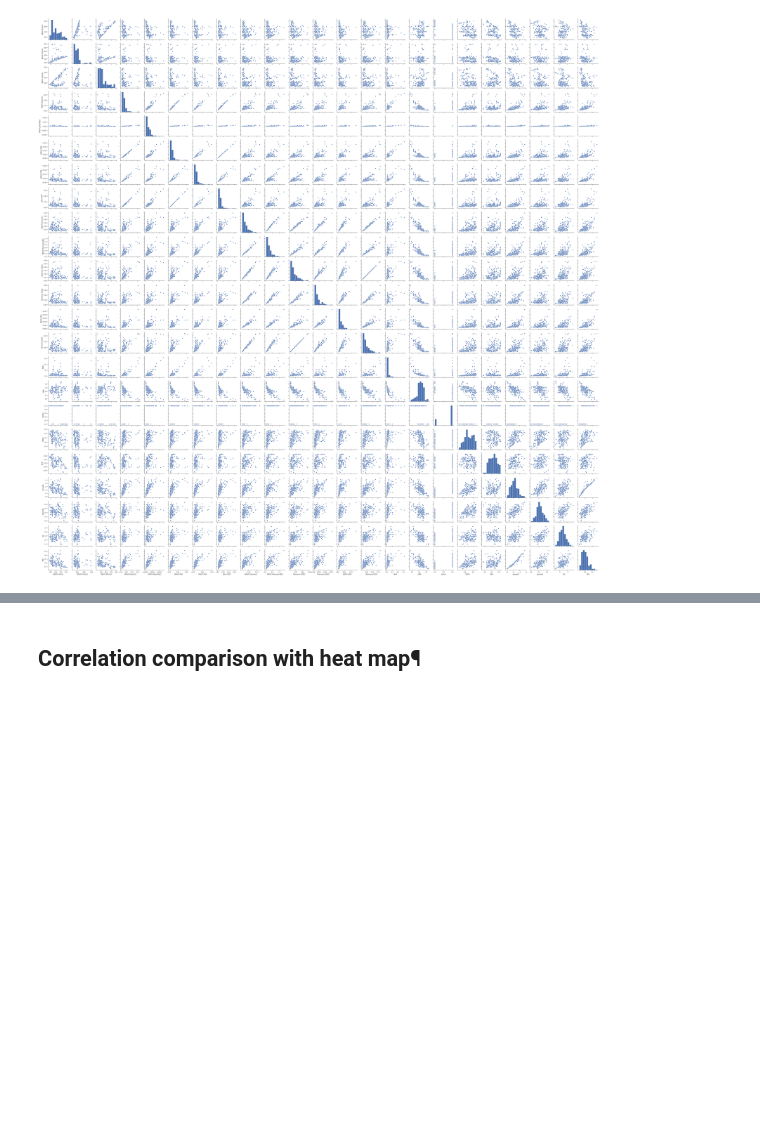
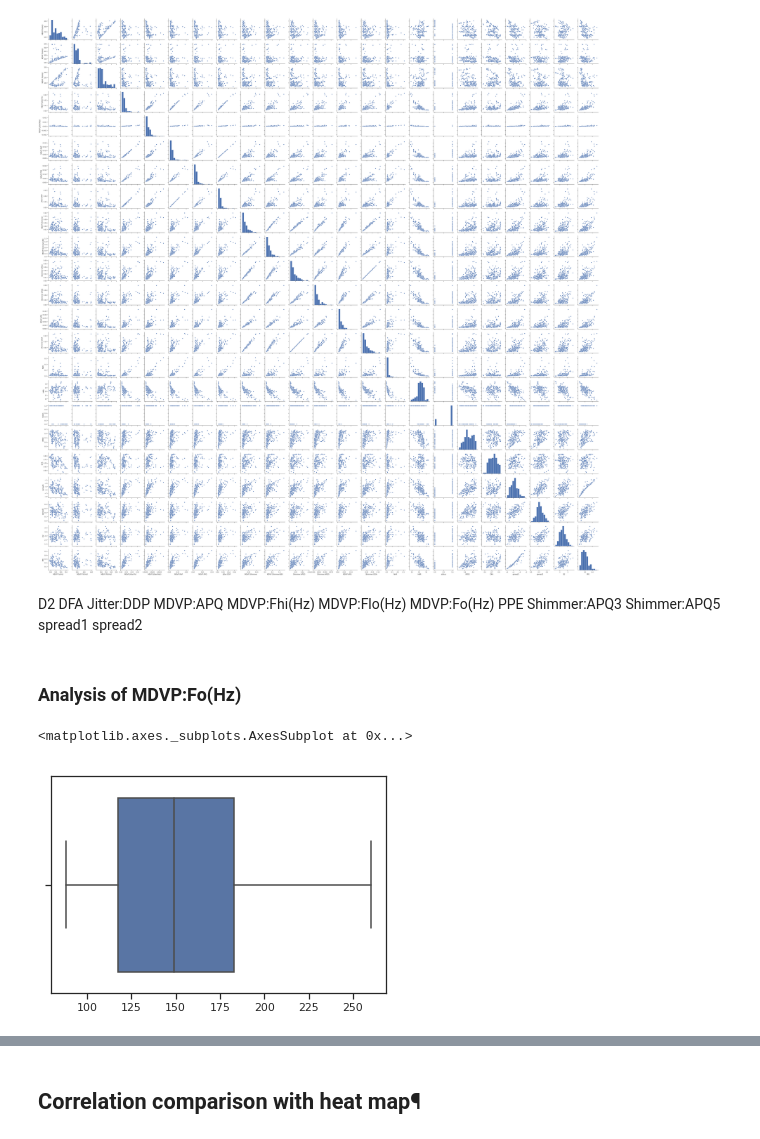
Before and after one commit to GreatLearningAIML1/bangalore-feb-batch-siju-samuel, a Jupyter notebook: R3_Project1_EnsembleTechnique/R3_Project1_EnsembleTechniques.ipynb, the cells around one changed output, grey strips where cells are left out. Cells and saved outputs as stored; diff of their text form; code cells hidden in the pictures; blank space fills up the shorter version.

```diff
--- a/R3_Project1_EnsembleTechnique/R3_Project1_EnsembleTechniques.ipynb
+++ b/R3_Project1_EnsembleTechnique/R3_Project1_EnsembleTechniques.ipynb
@@ -174,3 +174,23 @@ df.head(1)
 | 0 | phon_R01_S01_1 | 119.992 | 157.302 | 74.997 | 0.00784 | 0.00007 | 0.0037 | ... |
 1 rows × 24 columns
 [figure]
+# %% [markdown]
+D2
+DFA
+Jitter:DDP
+MDVP:APQ
+MDVP:Fhi(Hz)
+MDVP:Flo(Hz)
+MDVP:Fo(Hz)
+PPE
+Shimmer:APQ3
+Shimmer:APQ5
+spread1
+spread2
+# %% [markdown]
+### Analysis of MDVP:Fo(Hz)
+# %%
+sns.boxplot(df[['MDVP:Fo(Hz)']])
+# %% [output]
+<matplotlib.axes._subplots.AxesSubplot at 0x...>
+[figure, added]
```
Also changed, not shown: parts of 94 cells of this notebook.
